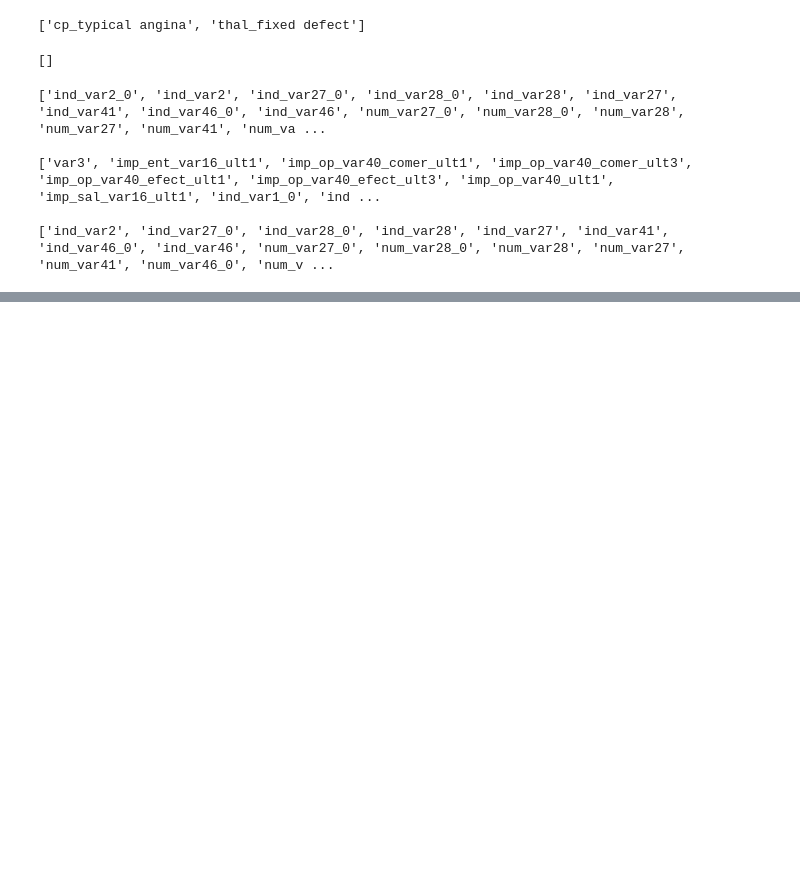
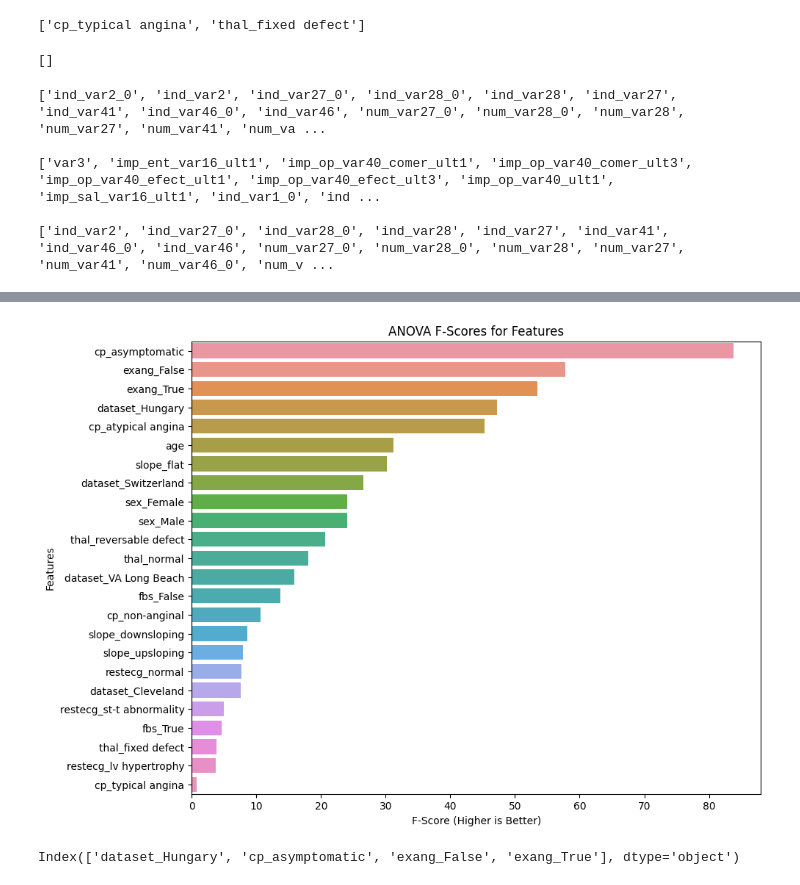
Before and after one commit to Seshmanuvarthi/ml-journey-2025, a Jupyter notebook: ml-internal-practise.ipynb, the cells around one changed output, grey strips where cells are left out. Cells and saved outputs as stored; diff of their text form; code cells hidden in the pictures; blank space fills up the shorter version.

```diff
--- a/ml-internal-practise.ipynb
+++ b/ml-internal-practise.ipynb
@@ -250,0 +245,36 @@ plt.show()
+# %%
+#ANOVA ==> Analysis of Variance
+import pandas as pd
+import matplotlib.pyplot as plt
+import seaborn as sns
+from sklearn.feature_selection import f_classif
+from sklearn.feature_selection import SelectKBest
+
+# Assuming 'X' and 'y' are your feature DataFrame and target Series
+
+# 1. Calculate ANOVA F-scores
+# f_classif returns F-scores and their corresponding p-values
+# We only need the F-scores for this plot
+f_scores, p_values = f_classif(X, y)
+
+# 2. Create a pandas Series for easy plotting
+f_scores_series = pd.Series(f_scores, name="F-Scores", index=X.columns)
+
+# 3. Sort the scores in descending order
+f_scores_series = f_scores_series.sort_values(ascending=False)
+
+# 4. Plot the scores as a bar chart
+plt.figure(figsize=(10, 8)) # Adjust size as needed
+sns.barplot(x=f_scores_series, y=f_scores_series.index)
+plt.title("ANOVA F-Scores for Features")
+plt.xlabel("F-Score (Higher is Better)")
+plt.ylabel("Features")
+plt.show()
+
+selector=SelectKBest(f_classif,k=4)
+selector.fit(X,y)
+selected_features=X.columns[selector.get_support()]
+print(selected_features)
+# %% [output]
+[figure, added]
+Index(['dataset_Hungary', 'cp_asymptomatic', 'exang_False', 'exang_True'], dtype='object')
```
Also changed, not shown: parts of 3 cells of this notebook.
